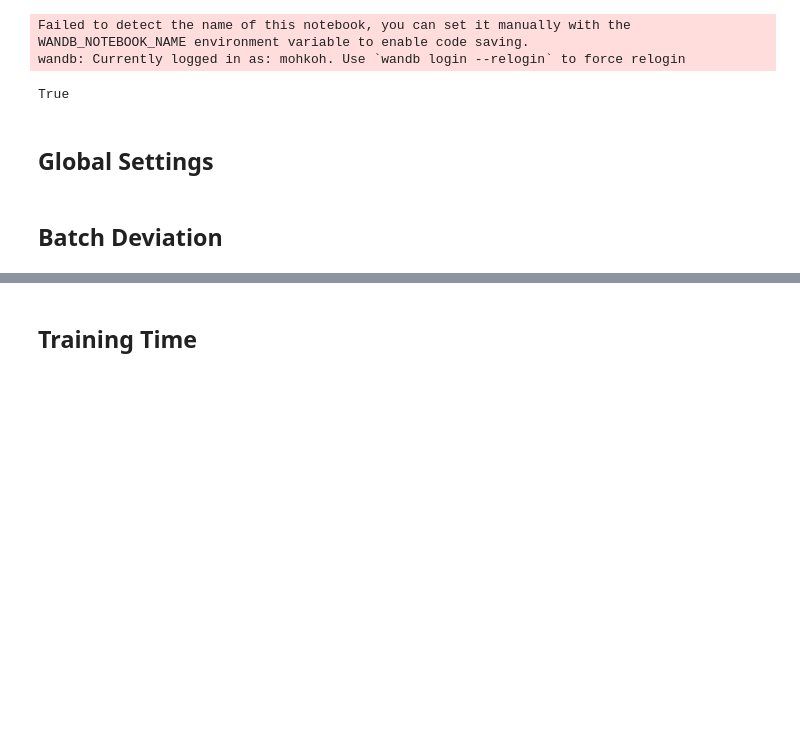
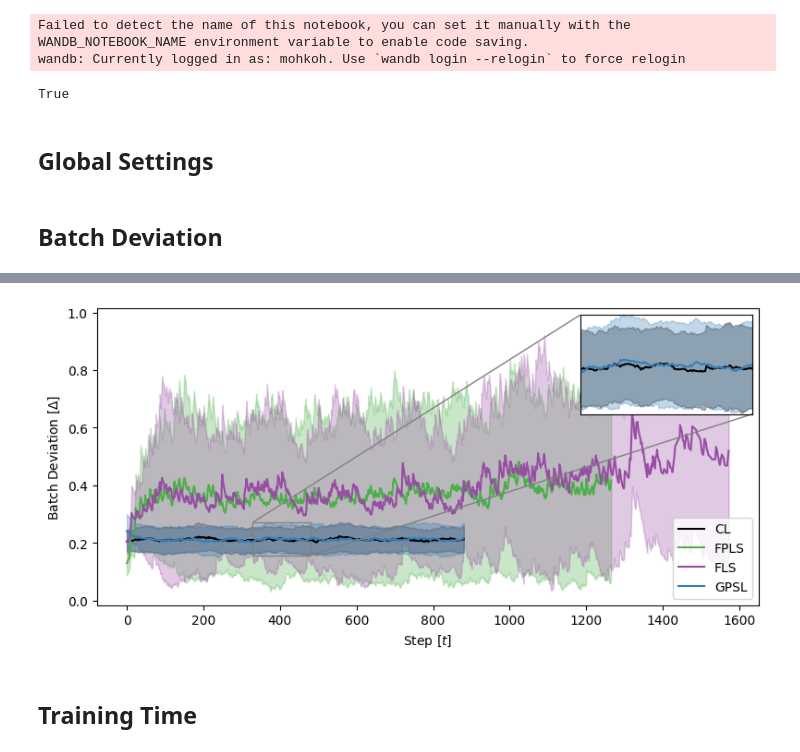
Before and after one commit to mohkoh19/gpsl, a Jupyter notebook: notebooks/visuals.ipynb, the cells around one changed output, grey strips where cells are left out. Saved outputs shown, nothing was run; the diff lists cells and outputs as text; code cells hidden in the pictures; blank space fills up the shorter version.

```diff
--- a/notebooks/visuals.ipynb
+++ b/notebooks/visuals.ipynb
@@ -131,0 +103,92 @@ plt.show()
+# %%
+# Exponential moving average
+smoothing_window = 50
+grouped["smoothed_mean"] = grouped.groupby("method")["mean"].transform(
+    lambda x: x.ewm(span=smoothing_window, adjust=False).mean()
+)
+
+# Auto-zoom: Find window where CL and GPSL differ most
+cl_data = grouped[grouped["method"] == "CL"][["step", "smoothed_mean"]].reset_index(drop=True)
+ugs_data = grouped[grouped["method"] == "GPSL"][["step", "smoothed_mean"]].reset_index(drop=True)
+diff = pd.DataFrame({
+    "step": cl_data["step"],
+    "abs_diff": np.abs(cl_data["smoothed_mean"] - ugs_data["smoothed_mean"])
+})
+window_size = 150
+rolling_diff = diff["abs_diff"].rolling(window=window_size).mean()
+max_index = rolling_diff.idxmax()
+zoom_region = (
+    int(diff.loc[max_index, "step"]),
+    int(diff.loc[max_index, "step"]) + window_size
+)
+
+# Plotting
+plt.figure(figsize=(8, 4))
+ax = plt.gca()
+
+methods = grouped["method"].unique()
+
+for method in methods:
+    method_data = grouped[grouped["method"] == method].sort_values("step")
+    smoothed_mean_ema = method_data["smoothed_mean"]
+    smoothed_std_ema = method_data["std"].ewm(span=smoothing_window, adjust=False).mean()
+
+    color = color_mapping.get(method, "#000000")
+    ax.plot(
+        method_data["step"], smoothed_mean_ema, label=method, color=color, linewidth=1.5
+    )
+    ax.fill_between(
+        method_data["step"],
+        smoothed_mean_ema - smoothed_std_ema,
+        smoothed_mean_ema + smoothed_std_ema,
+        color=color,
+        alpha=0.3,
+    )
+
+plt.xlabel("Step $\left[t\\right]$")
+plt.ylabel("Batch Deviation $\left[ \Delta\\right]$")
+plt.legend(loc="lower right")
+
+# === Add Inset Zoom for CL vs GPSL ===
+axins = zoomed_inset_axes(ax, zoom=3, loc="upper right")
+
+for method in ["CL", "GPSL"]:
+    method_data = grouped[grouped["method"] == method].sort_values("step")
+    smoothed_mean = method_data["smoothed_mean"]
+    smoothed_std = method_data["std"].ewm(span=smoothing_window, adjust=False).mean()
+    color = color_mapping.get(method, "#000000")
+
+    axins.plot(method_data["step"], smoothed_mean, color=color, linewidth=1.5)
+    axins.fill_between(
+        method_data["step"],
+        smoothed_mean - smoothed_std,
+        smoothed_mean + smoothed_std,
+        color=color,
+        alpha=0.3,
+    )
+
+# Limit inset to zoom region
+axins.set_xlim(*zoom_region)
+subset = grouped[
+    (grouped["method"].isin(["CL", "GPSL"])) &
+    (grouped["step"] >= zoom_region[0]) &
+    (grouped["step"] <= zoom_region[1])
+]
+# axins.set_ylim(subset["smoothed_mean"].min() - 0.01, subset["smoothed_mean"].max() + 0.01)
+
+# Get the upper and lower bounds including std
+subset["upper"] = subset["smoothed_mean"] + subset["std"].ewm(span=smoothing_window, adjust=False).mean()
+subset["lower"] = subset["smoothed_mean"] - subset["std"].ewm(span=smoothing_window, adjust=False).mean()
+
+axins.set_ylim(
+    subset["lower"].min(),
+    subset["upper"].max()
+)
+
+axins.set_xticks([])
+axins.set_yticks([])
+mark_inset(ax, axins, loc1=2, loc2=4, fc="none", ec="0.5")
+
+plt.tight_layout()
+plt.show()
+# %% [output]
@@ -132,3 +205,4 @@ plt.show()
+[figure, added]
 # %% [markdown]
 ## Training Time
 # %%
```
Also changed, not shown: parts of 13 cells of this notebook, 1 other file.
